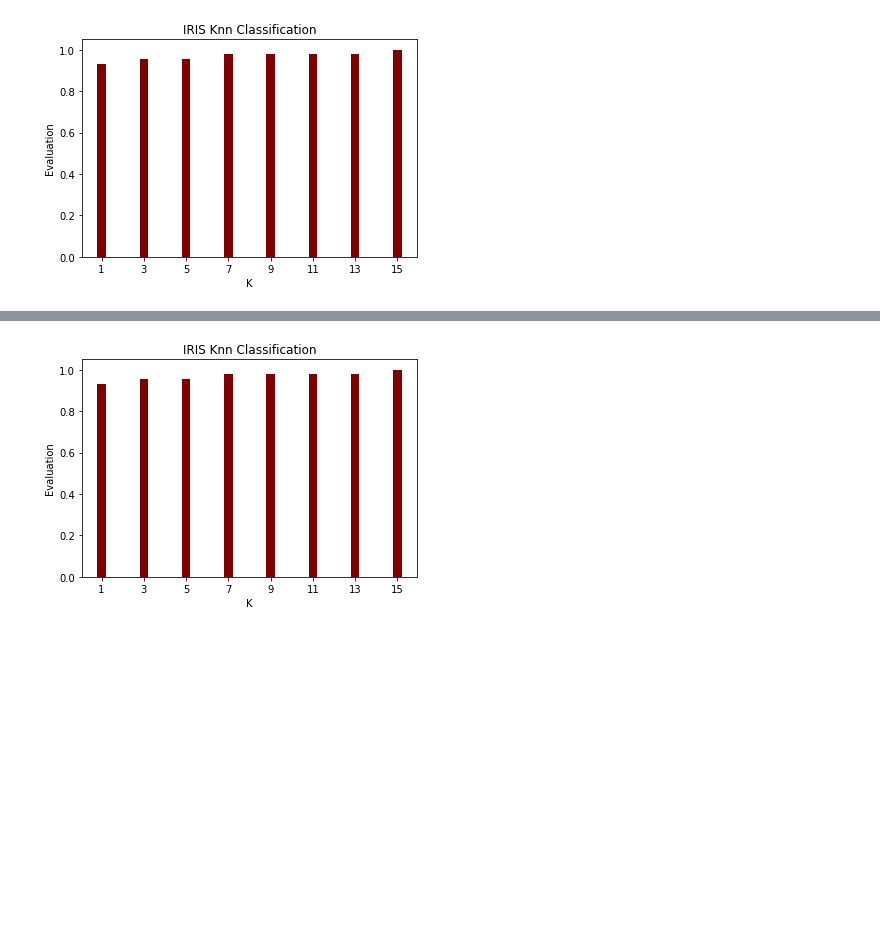
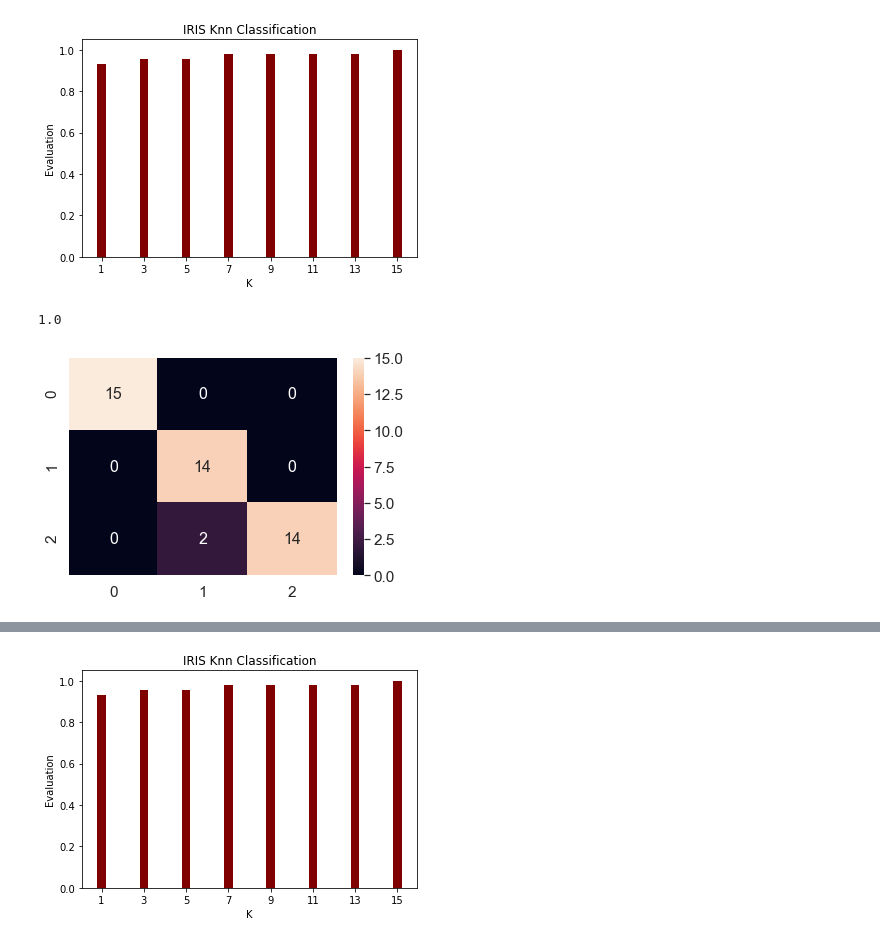
Before and after one commit to maheravi/Machine-Learning, a Jupyter notebook: IRIS KNN.ipynb, the cells around one changed output, grey strips where cells are left out. Drawn from its saved outputs; the diff is of its cells as text; code cells hidden in the pictures; blank space fills up the shorter version.

```diff
--- a/IRIS KNN.ipynb
+++ b/IRIS KNN.ipynb
@@ -31,7 +32,7 @@ class KNearestNeighbors:
         for i, test in enumerate(self.X_test):
             y_predict[i] = self.predict(test)
         evaluatation = (y_predict == self.Y_test).sum()/len(self.Y_test)
-        return evaluatation
+        return evaluatation, y_predict
 # %%
 iris = load_iris()
 # %%
@@ -55,3 +56,49 @@ plt.xticks(np.arange(1,17,2))
 plt.show()
 # %% [output]
 [figure]
+# %%
+knn = KNearestNeighbors(k=5)
+X_train, X_test, Y_train, Y_test = train_test_split(X, Y, test_size=0.3, random_state=5)
+knn.fit(X_train,Y_train)
+evaluation, y_predic = knn.evaluate(X_test, Y_test)
+Setosa_Setosa =0
+Setosa_Versicolour =0
+Setosa_Virginica =0
+Versicolour_Setosa = 0
+Versicolour_Versicolour = 0
+Versicolour_Virginica = 0
+Virginica_Setosa = 0
+Virginica_Versicolour = 0
+Virginica_Virginica = 0
+print (y_predic[5])
+for i, item in enumerate(y_predic):
+    if y_predic[i] == 0 and Y_test[i] == 0:
+        Setosa_Setosa += 1
+    if y_predic[i] == 1 and Y_test[i] == 1:
+        Versicolour_Versicolour += 1
+    if y_predic[i] == 2 and Y_test[i] == 2:
+        Virginica_Virginica += 1
+    if y_predic[i] == 0 and Y_test[i] == 1:
+        Setosa_Versicolour += 1
+    if y_predic[i] == 0 and Y_test[i] == 2:
+        Setosa_Virginica += 1
+    if y_predic[i] == 1 and Y_test[i] == 0:
+        Versicolour_Setosa += 1
+    if y_predic[i] == 1 and Y_test[i] == 2:
+        Versicolour_Virginica += 1
+    if y_predic[i] == 2 and Y_test[i] == 0:
+        Virginica_Setosa += 1
+    if y_predic[i] == 2 and Y_test[i] == 1:
+        Virginica_Versicolour += 1
+array = np.array([[Setosa_Setosa,Setosa_Versicolour,Setosa_Virginica],
+         [Versicolour_Setosa,Versicolour_Versicolour,Versicolour_Virginica],
+         [Virginica_Setosa,Virginica_Versicolour,Virginica_Virginica]])
+
+df_cm = pd.DataFrame(array, range(3), range(3))
+sn.set(font_scale=1.4) # for label size
+sn.heatmap(df_cm, annot=True, annot_kws={"size": 16}) # font size
+
+plt.show()
+# %% [output]
+1.0
+[figure, added]
```
Also changed, not shown: parts of 3 cells of this notebook.
